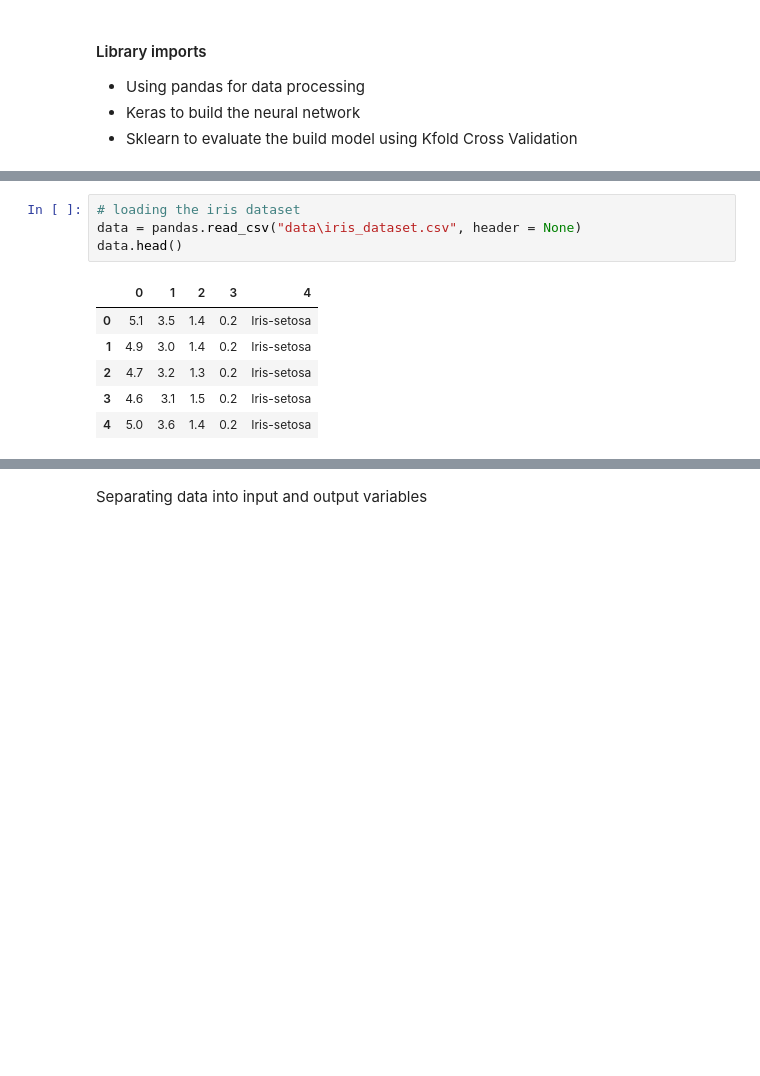
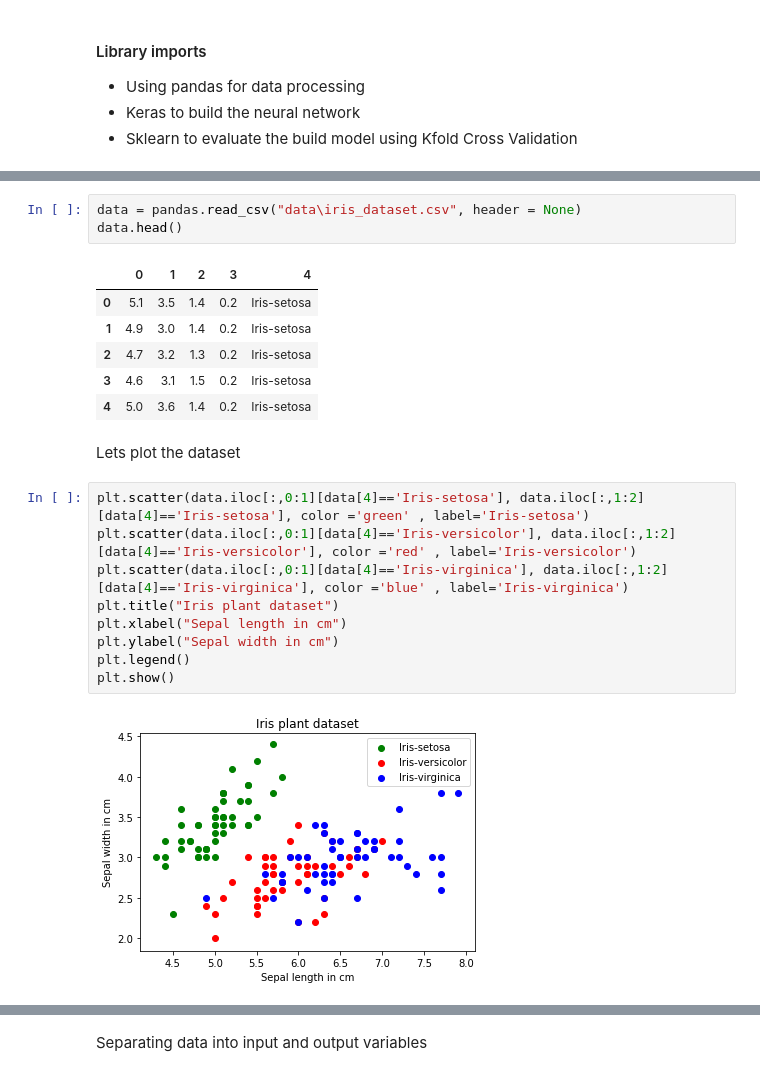
Before and after one commit to chhayac/Machine-Learning-Notebooks, a Jupyter notebook: Iris_flower_classification.ipynb, the cells around one changed output, grey strips where cells are left out. Saved outputs shown, nothing was run; the diff lists cells and outputs as text; blank space fills up the shorter version.

Commit message:
Added graphs

```diff
--- a/Iris_flower_classification.ipynb
+++ b/Iris_flower_classification.ipynb
@@ -29,5 +41,4 @@ Loading the Iris dataset into pandas dataframe
 # %%
-# loading the iris dataset
 data = pandas.read_csv("data\iris_dataset.csv", header = None)
 data.head()
 # %% [output]
@@ -37,3 +48,16 @@ data.head()
 | 2 | 4.7 | 3.2 | 1.3 | 0.2 | Iris-setosa |
 | 3 | 4.6 | 3.1 | 1.5 | 0.2 | Iris-setosa |
 | 4 | 5.0 | 3.6 | 1.4 | 0.2 | Iris-setosa |
+# %% [markdown]
+Lets plot the dataset
+# %%
+plt.scatter(data.iloc[:,0:1][data[4]=='Iris-setosa'], data.iloc[:,1:2][data[4]=='Iris-setosa'], color ='green' , label='Iris-setosa')
+plt.scatter(data.iloc[:,0:1][data[4]=='Iris-versicolor'], data.iloc[:,1:2][data[4]=='Iris-versicolor'], color ='red' , label='Iris-versicolor')
+plt.scatter(data.iloc[:,0:1][data[4]=='Iris-virginica'], data.iloc[:,1:2][data[4]=='Iris-virginica'], color ='blue' , label='Iris-virginica')
+plt.title("Iris plant dataset")
+plt.xlabel("Sepal length in cm")
+plt.ylabel("Sepal width in cm")
+plt.legend()
+plt.show()
+# %% [output]
+[figure, added]
```
Also changed, not shown: parts of 6 cells of this notebook.
